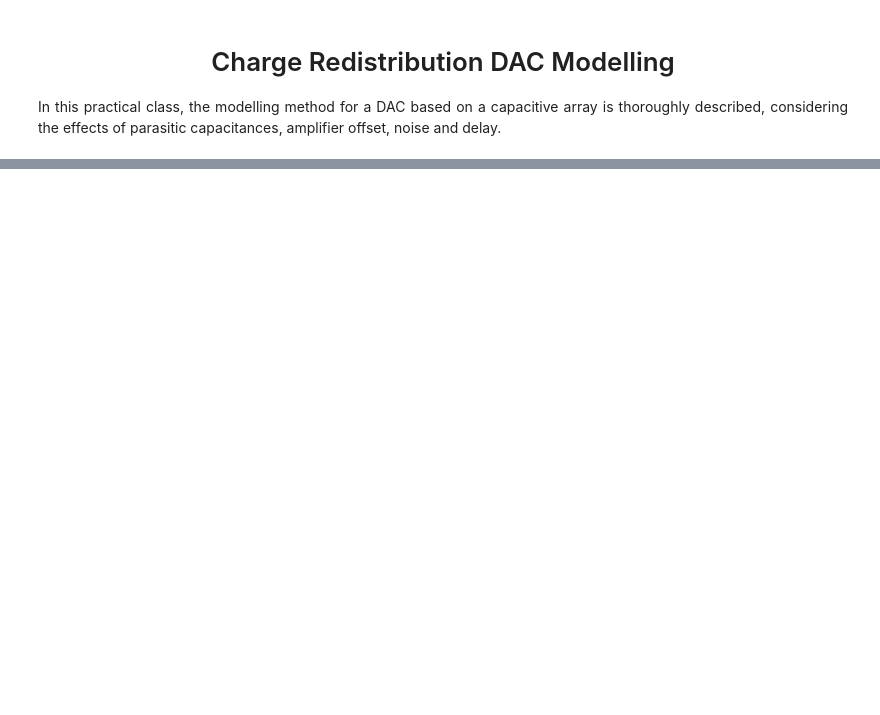
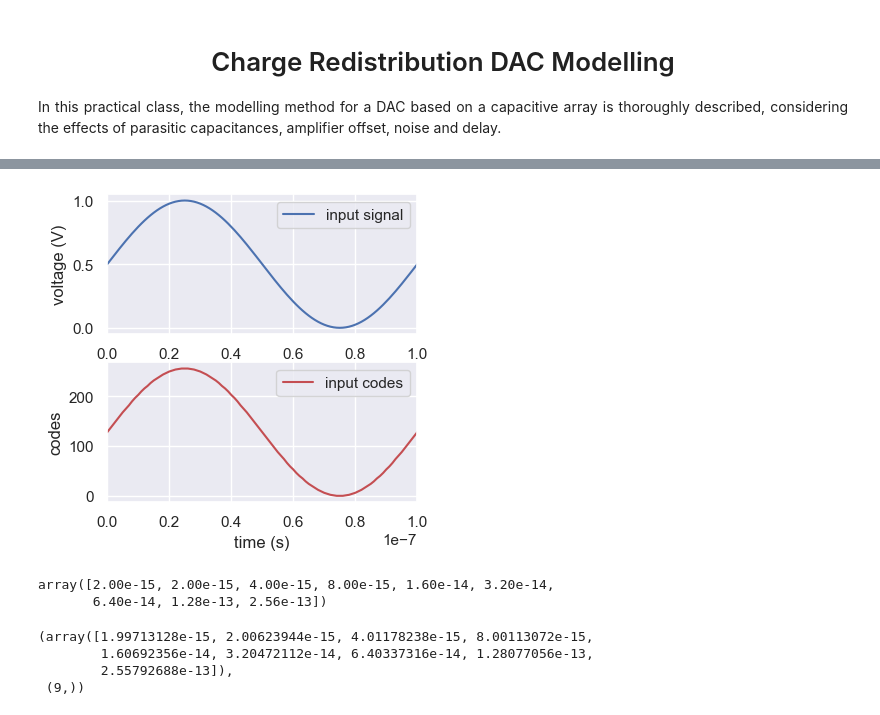
Before and after one commit to das-dias/signal-converters-notebooks, a Jupyter notebook: practical_classes/practical_class_7.ipynb, the cells around one changed output, grey strips where cells are left out. Saved outputs shown, nothing was run; the diff lists cells and outputs as text; code cells hidden in the pictures; blank space fills up the shorter version.

Commit message:
Practical class 7 almost done, needs mismatch analysis, spectral analysis and delay/distortion analysis

```diff
--- a/practical_classes/practical_class_7.ipynb
+++ b/practical_classes/practical_class_7.ipynb
@@ -24,6 +24,13 @@ import matplotlib.pyplot as plt
 from utils import ideal_dac, ideal_adc, nonideal_adc, dec2bin, bin2dec
 
 %matplotlib inline
+# %%
+# number of simulation points
+Np = 1000
+# define the time base
+Fs = 1e9 # Hz
+Ts = 1/Fs # s
+tD = np.arange(0,Np)*Ts; # (0:Np-1) == np.arange(0,Np)
 # %% [markdown]
 <h2 align="left"> Capacitive DAC - Charge Redistribution </h2>
 
@@ -34,3 +41,58 @@ Understanding the operation of the capacitive DAC is essential to significantly
 <p align="center">
 <img src="../docs/imgs/charge_redist_dac.png" width="500">
 </p>
+# %%
+# set up the DAC parameters
+vref = 1 # V
+nbits = 8 # number of bits
+vlsb = vref / (2**nbits) # V
+
+# setup the input codes
+A1 = vref/2
+f1 = 10e6 # Hz
+ph1 = 0 # rad
+ofst = 0.0
+si = A1*np.sin(2*np.pi*f1*tD + ph1) + ofst + vref/2
+# get the codes from the ideal DAC
+incodes = np.round(si/vlsb).astype(int)
+# %%
+# represent the input signal and codes
+fig, ax = plt.subplots(2,1, figsize=(4,4))
+ax[0].plot(tD, si, 'b', label='input signal')
+ax[0].set_xlabel('time (s)')
+ax[0].set_ylabel('voltage (V)')
+ax[0].legend()
+ax[1].plot(tD, incodes, 'r', label='input codes')
+ax[1].set_xlabel('time (s)')
+ax[1].set_ylabel('codes')
+ax[1].legend()
+ax[0].set_xlim([0, 1/(f1)])
+ax[1].set_xlim([0, 1/(f1)])
+ax[1].grid(True); ax[0].grid(True)
+# %% [output]
+[figure, added]
+# %%
+fF = 1e-15 # femto Farad
+pF = 1e-12 # pico Farad
+
+# model the binary weighted capacitor array
+cu = 2 * fF # unit capacitance
+c_array = cu * 2**np.arange(nbits) # capacitance array
+c_array = np.array([cu] + list(c_array)) # capacitance array
+c_array
+# %% [output]
+array([2.00e-15, 2.00e-15, 4.00e-15, 8.00e-15, 1.60e-14, 3.20e-14,
+       6.40e-14, 1.28e-13, 2.56e-13])
+# %%
+# model capacitance mismatch
+u_dev = 0
+sigma = 3
+std_dev = 0.05 # 5%-15% capacitance mismatch
+c_mismatch = normal(u_dev, std_dev**2, size=c_array.shape)
+c_array = c_array + c_mismatch*c_array
+c_array, c_array.shape
+# %% [output]
+(array([1.99713128e-15, 2.00623944e-15, 4.01178238e-15, 8.00113072e-15,
+        1.60692356e-14, 3.20472112e-14, 6.40337316e-14, 1.28077056e-13,
+        2.55792688e-13]),
+ (9,))
```
Also changed, not shown: parts of 10 cells of this notebook, 4 other files.
